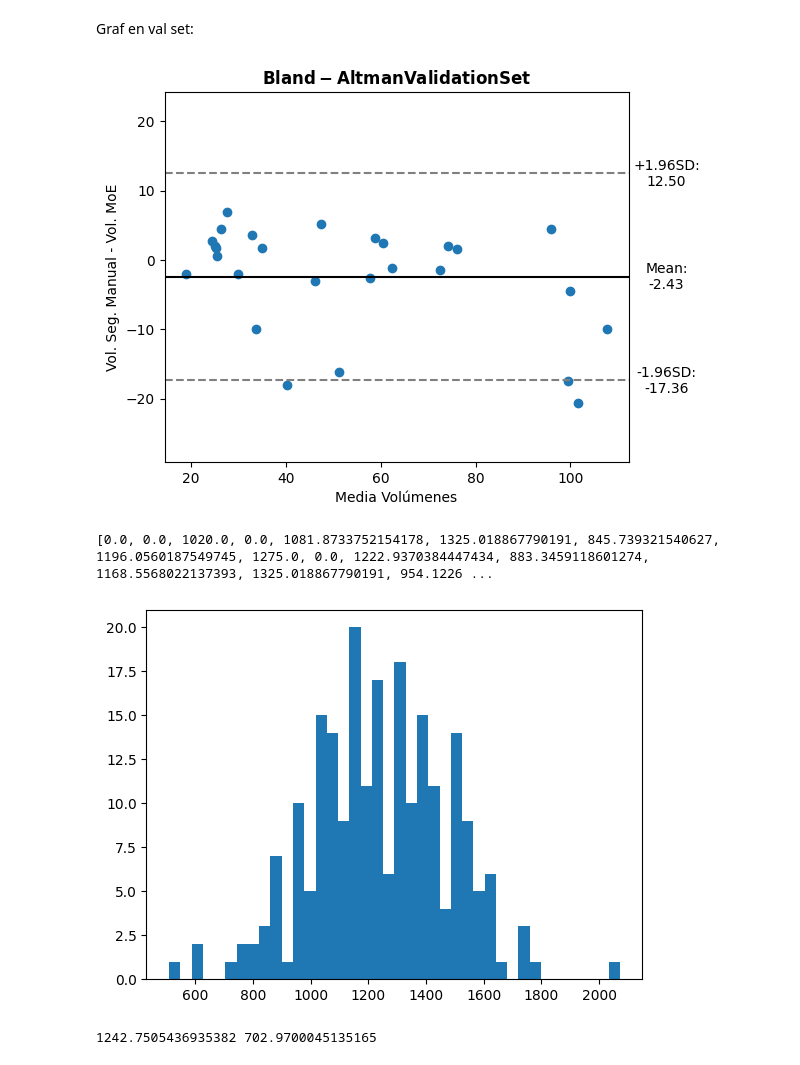
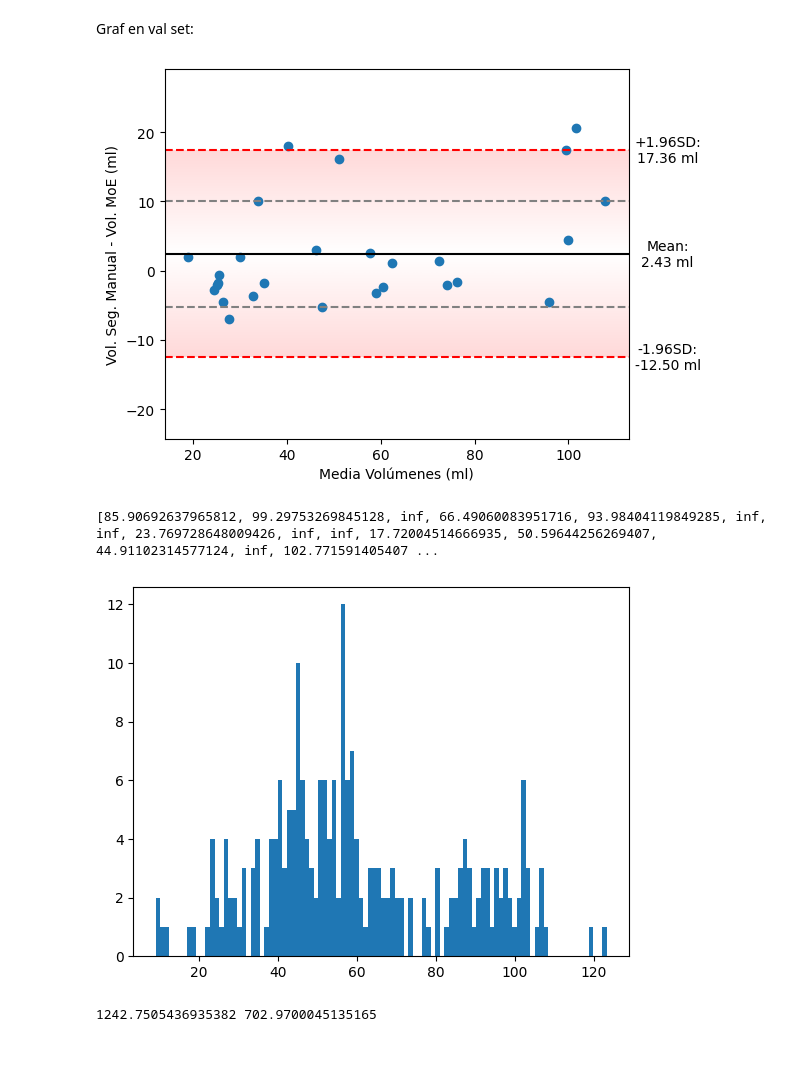
Before and after one commit to mpierangeli/PFI, a Jupyter notebook: MoE.ipynb, the cells around one changed output. Saved outputs shown, nothing was run; the diff lists cells and outputs as text; code cells hidden in the pictures.

```diff
--- a/MoE.ipynb
+++ b/MoE.ipynb
@@ -340,12 +213,13 @@ for _ in range(n_val_img):
     test_image_batch, test_mask_batch = test_gen_ds.__next__()
     test_img = test_image_batch[0]
     ground_truth = test_mask_batch[0]
+
     test_img_norm = test_img[:,:]
     test_img_input = np.expand_dims(test_img_norm, 0)
     prediction = np.zeros(shape=(1,256,256,256))
     for i,net in enumerate(nets):
         prediction += ((net(test_img_input).numpy()) > thresholds[i])*coeff[i]/sum(coeff) #se pondera según su performance en imágenes con próstata.
     predicted_img_th = (prediction[0,:,:,0] > moe_th)*1
-    dice += Dice(ground_truth,predicted_img_th).numpy()
+    dice += Dice((ground_truth>=0.5).astype(np.uint8),predicted_img_th).numpy()
 print(dice/n_val_img)
 # %% [output]
@@ -636,9 +546,23 @@ def bland_altman_plot(data1, data2, *args, **kwargs):
     CI_high   = md + 1.96*sd
 
     plt.scatter(mean, diff, *args, **kwargs)
-    plt.axhline(md,           color='black', linestyle='-')
-    plt.axhline(md + 1.96*sd, color='gray', linestyle='--')
-    plt.axhline(md - 1.96*sd, color='gray', linestyle='--')
+
+    # Create a horizontal gradient background between the dashed lines
+    extent = [np.min(mean)-5, np.max(mean)+5, md - 1.96*sd, md + 1.96*sd]
+
+    # Define a custom colormap with a single color (e.g., 'coolwarm' colormap with only the blue color)
+    custom_cmap = LinearSegmentedColormap.from_list('custom_cmap', ['red', 'white', 'red'])
+
+    gradient = np.linspace(0, 1, 256).reshape(-1, 1)
+    gradient_color = custom_cmap(gradient)
+
+    plt.imshow(gradient_color, aspect='auto', extent=extent, alpha=0.15)
+
+    plt.axhline(md, color='black', linestyle='-')
+    plt.axhline(md + 1.96*sd, color='red', linestyle='--')
+    plt.axhline(md - 1.96*sd, color='red', linestyle='--')
+    plt.axhline(md + sd, color='gray', linestyle='--')
+    plt.axhline(md - sd, color='gray', linestyle='--')
     return md, sd, mean, CI_low, CI_high
 # %%
 md, sd, mean, CI_low, CI_high = bland_altman_plot(vol_manual, vol_moe)
@@ -758,21 +686,22 @@ for path in segmentaciones:
     #print(f"Volumen de próstata = {round(volumen/1000,1)} cm3")             #0.5s por secuencia y mm3 = 0.001 cm3
     v2.append(round(volumen/1000,1))
 # %%
-md, sd, mean, CI_low, CI_high = bland_altman_plot(v1, v2)
-plt.title(r"$\mathbf{Bland-Altman Validation Set}$")
-plt.xlabel("Media Volúmenes")
-plt.ylabel("Vol. Seg. Manual - Vol. MoE")
+md, sd, mean, CI_low, CI_high = bland_altman_plot(v2, v1)
+plt.xlabel("Media Volúmenes (ml)")
+plt.ylabel("Vol. Seg. Manual - Vol. MoE (ml)")
 plt.ylim(md - 3.5*sd, md + 3.5*sd)
+plt.xlim(np.min(mean)-5,np.max(mean)+5)
 
-xOutPlot = np.min(mean) + (np.max(mean)-np.min(mean))*1.14
+xOutPlot = np.min(mean) + (np.max(mean) - np.min(mean)) * 1.15
 
-plt.text(xOutPlot, md - 1.96*sd, r'-1.96SD:' + "\n" + "%.2f" % CI_low, ha = "center",va = "center",)
-plt.text(xOutPlot, md + 1.96*sd,r'+1.96SD:' + "\n" + "%.2f" % CI_high, ha = "center",va = "center",)
-plt.text(xOutPlot, md, r'Mean:' + "\n" + "%.2f" % md, ha = "center",va = "center",)
+plt.text(xOutPlot, md - 1.96*sd, r'-1.96SD:' + "\n" + "%.2f" % CI_low + " ml", ha="center", va="center")
+plt.text(xOutPlot, md + 1.96*sd, r'+1.96SD:' + "\n" + "%.2f" % CI_high + " ml", ha="center", va="center")
+plt.text(xOutPlot, md, r'Mean:' + "\n" + "%.2f" % md + " ml", ha="center", va="center")
+
 plt.subplots_adjust(right=0.85)
 plt.show()
 # %% [output]
-[figure, old version]
+[figure, new version]
 # %%
 from skimage.measure import label, regionprops
 from scipy.spatial.distance import directed_hausdorff
@@ -801,16 +730,20 @@ for _ in range(n_val_img):
     test_img_input = np.expand_dims(test_img_norm, 0)
     prediction = np.zeros(shape=(1,256,256,256))
     for i,net in enumerate(nets):
-        prediction += ((net(test_img_input).numpy()) > thresholds[i])*coeff[i]/sum(coeff) #se pondera según su performance en imágenes con próstata.
+        prediction += ((net(test_img_input).numpy()) > thresholds[i])*coeff[i]/sum(coeff)
     predicted_img_th = (prediction[0,:,:,0] > moe_th)*1
     contours, _ = cv2.findContours(predicted_img_th.astype(np.uint8), cv2.RETR_EXTERNAL, cv2.CHAIN_APPROX_SIMPLE)
     bg = np.zeros(shape=(256,256))
     bordes = cv2.drawContours(bg, contours, -1, (255, 255, 255), 2)
-    contours2, _ = cv2.findContours(ground_truth.astype(np.uint8), cv2.RETR_EXTERNAL, cv2.CHAIN_APPROX_SIMPLE)
+    contours2, _ = cv2.findContours((ground_truth>=0.5).astype(np.uint8), cv2.RETR_EXTERNAL, cv2.CHAIN_APPROX_SIMPLE)
     bg2 = np.zeros(shape=(256,256))
     bordes2 = cv2.drawContours(bg2, contours2, -1, (255, 255, 255), 2)
-    haus.append(directed_hausdorff(bordes,bordes2)[0])
+
+    contour1 = np.column_stack(np.where(bordes != 0))
+    contour2 = np.column_stack(np.where(bordesg != 0))
+    haus.append(hausdorff_distance(contour1, contour2))
+
 print(haus)
 # %% [output]
-[0.0, 0.0, 1020.0, 0.0, 1081.8733752154178, 1325.018867790191, 845.739321540627, 1196.0560187549745, 1275.0, 0.0, 1222.9370384447434, 883.3459118601274, 1168.5568022137393, 1325.018867790191, 954.1226 ...
+[85.90692637965812, 99.29753269845128, inf, 66.49060083951716, 93.98404119849285, inf, inf, 23.769728648009426, inf, inf, 17.72004514666935, 50.59644256269407, 44.91102314577124, inf, 102.771591405407 ...
 # %%
@@ -818,8 +751,8 @@ haus_nonzero = [value for value in haus if value!=0]
 # %%
-plt.hist(haus_nonzero,bins=40)
+plt.hist(haus_nonzero,bins=100)
 plt.show()
 # %% [output]
-[figure, old version]
+[figure, new version]
 # %%
 print(np.mean(haus_nonzero),np.mean(haus))
 # %% [output]
```
Also changed, not shown: parts of 26 cells of this notebook.
